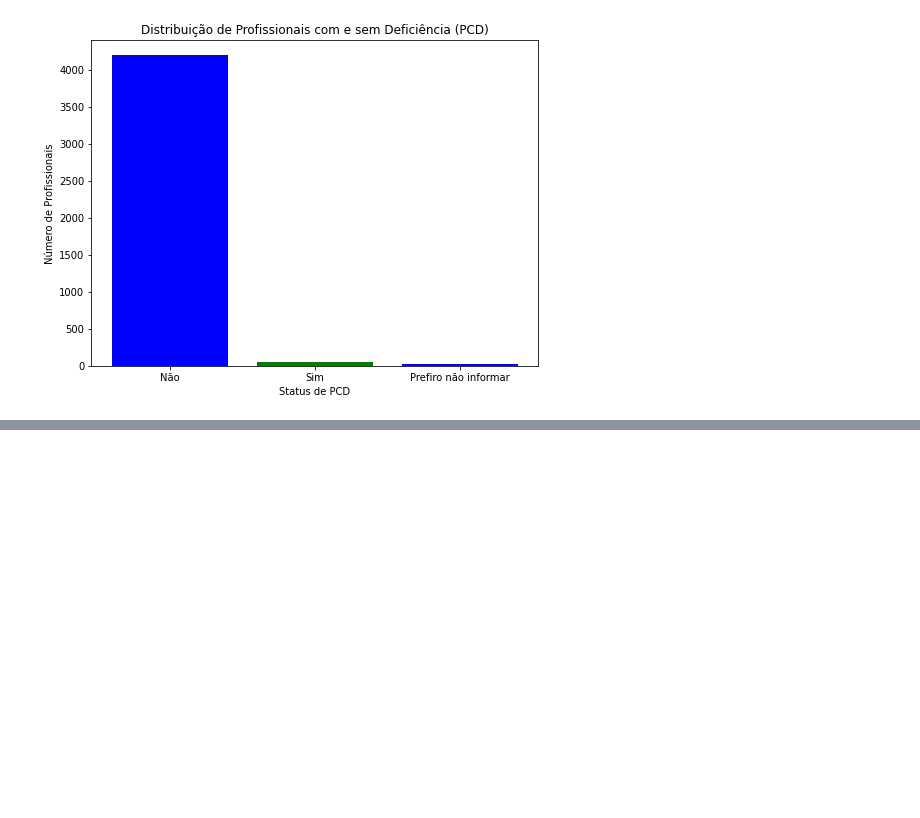
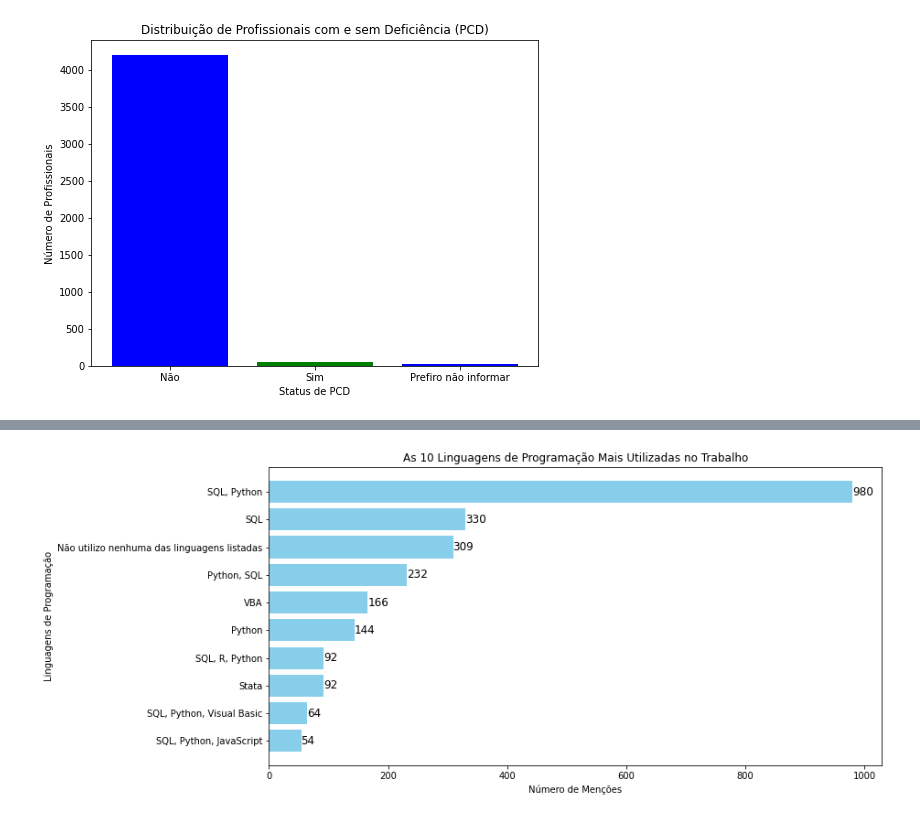
Before and after one commit to brunacpg/Projects-2, a Jupyter notebook: Projects.ipynb, the cells around one changed output, grey strips where cells are left out. Cells and saved outputs as stored; diff of their text form; code cells hidden in the pictures; blank space fills up the shorter version.

```diff
--- a/Projects.ipynb
+++ b/Projects.ipynb
@@ -110,0 +132,45 @@ plt.show()
+# %%
+
+# Carreira e Experiência Profissional- Pergunta: "Quais das linguagens listadas abaixo você utiliza no trabalho?"
+
+coluna_linguagens = "Quais das linguagens listadas abaixo você utiliza no trabalho?"
+
+
+linguagens_contagem = {}
+
+
+for resposta in df[coluna_linguagens]:
+
+    if isinstance(resposta, str):
+
+        linguagens = resposta.split("/")
+
+
+        for linguagem in linguagens:
+
+            linguagem = linguagem.strip()
+
+
+            linguagens_contagem[linguagem] = linguagens_contagem.get(linguagem, 0) + 1
+
+
+linguagens_ranking = sorted(linguagens_contagem.items(), key=lambda x: x[1], reverse=True)
+
+
+top_linguagens = [linguagem for linguagem, contagem in linguagens_ranking[:10]]
+top_contagens = [contagem for linguagem, contagem in linguagens_ranking[:10]]
+
+
+plt.figure(figsize=(12, 6))
+bars = plt.barh(top_linguagens, top_contagens, color='skyblue')
+plt.xlabel('Número de Menções')
+plt.ylabel('Linguagens de Programação')
+plt.title('As 10 Linguagens de Programação Mais Utilizadas no Trabalho')
+
+for bar, contagem in zip(bars, top_contagens):
+    plt.text(bar.get_width(), bar.get_y() + bar.get_height()/2, str(contagem), ha='left', va='center', fontsize=12, color='black')
+
+plt.gca().invert_yaxis()
+plt.show()
+# %% [output]
+[figure, added]
```
Also changed, not shown: parts of 15 cells of this notebook.
